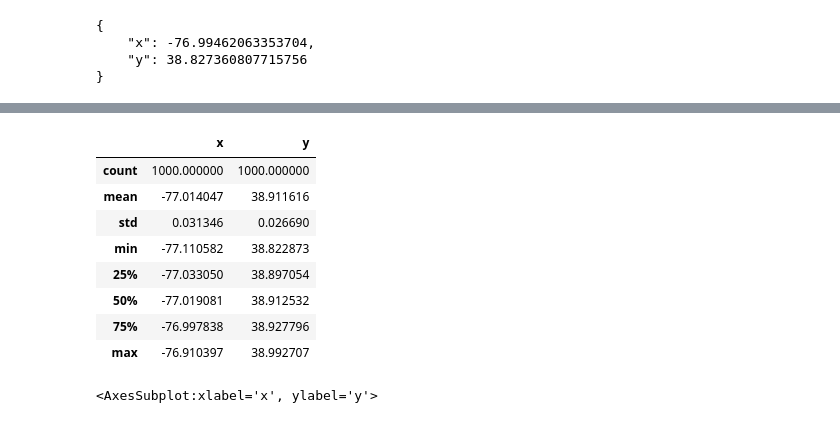
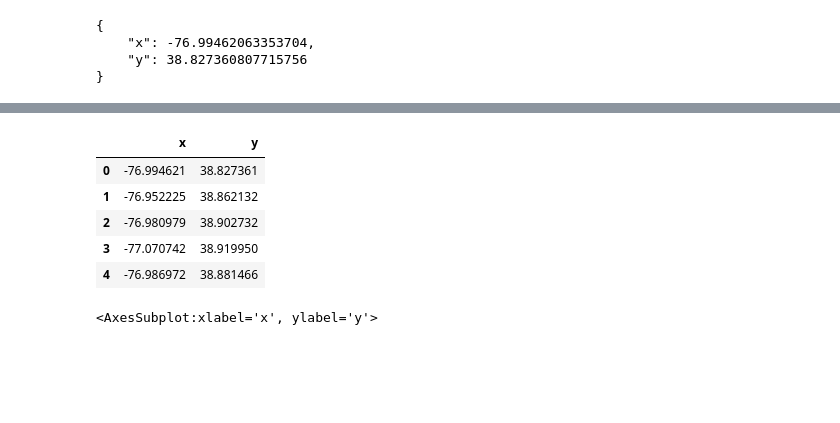
Before and after one commit to dylanbhughes/code_day_dc, a Jupyter notebook: get_data_and_plot.ipynb, the cells around one changed output, grey strips where cells are left out. Saved outputs shown, nothing was run; the diff lists cells and outputs as text; code cells hidden in the pictures; blank space fills up the shorter version.

```diff
--- a/get_data_and_plot.ipynb
+++ b/get_data_and_plot.ipynb
@@ -70,16 +80,13 @@ tickets_df.describe()
 # %%
 geo_df = pd.DataFrame(geometry)
-geo_df.describe()
+geo_df.head(5)
 # %% [output]
 |  | x | y |
-| count | 1000.000000 | 1000.000000 |
-| mean | -77.014047 | 38.911616 |
-| std | 0.031346 | 0.026690 |
-| min | -77.110582 | 38.822873 |
-| 25% | -77.033050 | 38.897054 |
-| 50% | -77.019081 | 38.912532 |
-| 75% | -76.997838 | 38.927796 |
-| max | -76.910397 | 38.992707 |
+| 0 | -76.994621 | 38.827361 |
+| 1 | -76.952225 | 38.862132 |
+| 2 | -76.980979 | 38.902732 |
+| 3 | -77.070742 | 38.919950 |
+| 4 | -76.986972 | 38.881466 |
 # %%
 import matplotlib
 geo_df.plot(kind="scatter", x="x", y="y")
```
Also changed, not shown: parts of 5 cells of this notebook, 2 other files.
